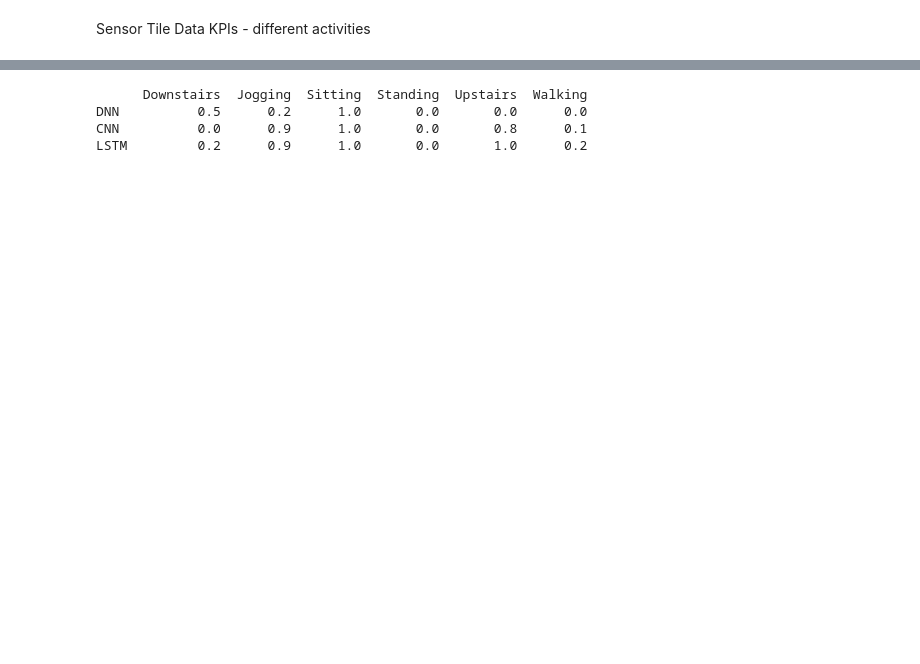
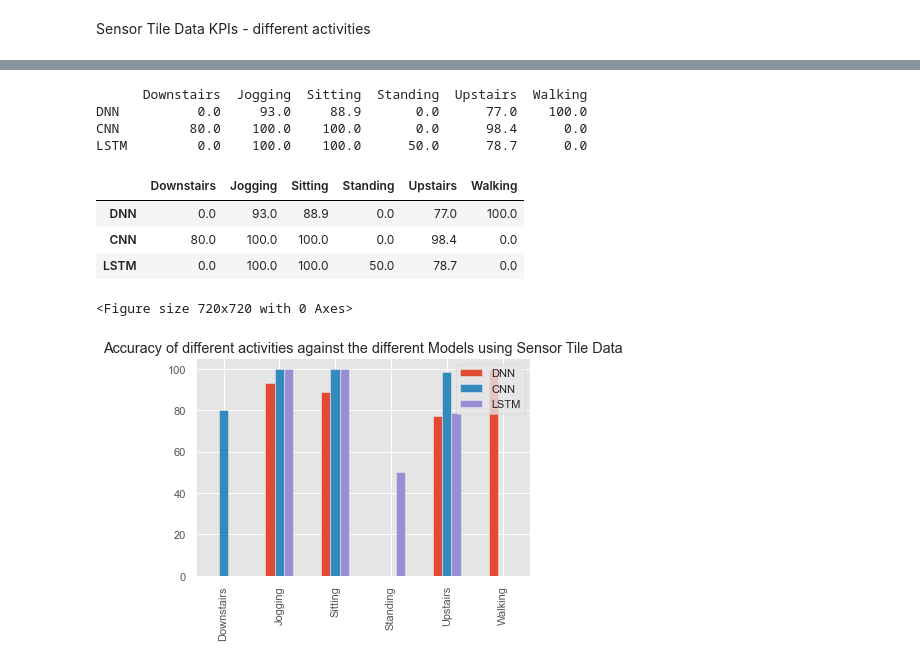
Before and after one commit to gsreddy99/har, a Jupyter notebook: HumanActivityRecognitionUsingWisdm.ipynb, the cells around one changed output, grey strips where cells are left out. Drawn from its saved outputs; the diff is of its cells as text; code cells hidden in the pictures; blank space fills up the shorter version.

```diff
--- a/HumanActivityRecognitionUsingWisdm.ipynb
+++ b/HumanActivityRecognitionUsingWisdm.ipynb
@@ -1247,0 +1357,2 @@ weighted avg       1.00      0.12      0.22        56
+# %%
+standing_accuracy_model1 = read_and_parse_test_file('shreya_standing_3.csv', model1, 3, 1)
@@ -1247,0 +1377,2 @@ weighted avg       1.00      0.12      0.22        56
+# %%
+standing_accuracy_model2 = read_and_parse_test_file('shreya_standing_3.csv', model21, 3, 2)
@@ -1247,0 +1397,2 @@ weighted avg       1.00      0.12      0.22        56
+# %%
+standing_accuracy_model3 = read_and_parse_test_file('shreya_standing_3.csv', model3, 3, 3)
@@ -1287,8 +1420,0 @@ dict_accuracy[LABELS[5]] = dict_accuracy_walking
-# %%
-dfaccuracy = pd.DataFrame(dict_accuracy)
-print(dfaccuracy)
-# %% [output]
-      Downstairs  Jogging  Sitting  Standing  Upstairs  Walking
-DNN          0.5      0.2      1.0       0.0       0.0      0.0
-CNN          0.0      0.9      1.0       0.0       0.8      0.1
-LSTM         0.2      0.9      1.0       0.0       1.0      0.2
@@ -1294,0 +1430,50 @@ LSTM         0.2      0.9      1.0       0.0       1.0      0.2
+# %%
+dict_accuracy_downstairs[MODELS[0]] = downstairs_accuracy_model1 * 100.0
+dict_accuracy_downstairs[MODELS[1]] = downstairs_accuracy_model2 * 100.0
+dict_accuracy_downstairs[MODELS[2]] = downstairs_accuracy_model3 * 100.0
+dict_accuracy_jogging[MODELS[0]] = jogging_accuracy_model1 * 100.0
+dict_accuracy_jogging[MODELS[1]] = jogging_accuracy_model2 * 100.0
+dict_accuracy_jogging[MODELS[2]] = jogging_accuracy_model3 * 100.0
+dict_accuracy_sitting[MODELS[0]] = sitting_accuracy_model1 * 100.0
+dict_accuracy_sitting[MODELS[1]] = sitting_accuracy_model2 * 100.0
+dict_accuracy_sitting[MODELS[2]] = sitting_accuracy_model3 * 100.0
+dict_accuracy_standing[MODELS[0]] = standing_accuracy_model1 * 100.0
+dict_accuracy_standing[MODELS[1]] = standing_accuracy_model2 * 100.0
+dict_accuracy_standing[MODELS[2]] = standing_accuracy_model3 * 100.0
+dict_accuracy_upstairs[MODELS[0]] = upstairs_accuracy_model1 * 100.0
+dict_accuracy_upstairs[MODELS[1]] = upstairs_accuracy_model2 * 100.0
+dict_accuracy_upstairs[MODELS[2]] = upstairs_accuracy_model3 * 100.0
+dict_accuracy_walking[MODELS[0]] = walking_accuracy_model1 * 100.0
+dict_accuracy_walking[MODELS[1]] = walking_accuracy_model2 * 100.0
+dict_accuracy_walking[MODELS[2]] = walking_accuracy_model3 * 100.0
+
+dict_accuracy[LABELS[0]] = dict_accuracy_downstairs
+dict_accuracy[LABELS[1]] = dict_accuracy_jogging
+dict_accuracy[LABELS[2]] = dict_accuracy_sitting
+dict_accuracy[LABELS[3]] = dict_accuracy_standing
+dict_accuracy[LABELS[4]] = dict_accuracy_upstairs
+dict_accuracy[LABELS[5]] = dict_accuracy_walking
+# %%
+dfaccuracy = pd.DataFrame(dict_accuracy)
+print(dfaccuracy)
+# %% [output]
+      Downstairs  Jogging  Sitting  Standing  Upstairs  Walking
+DNN          0.0     93.0     88.9       0.0      77.0    100.0
+CNN         80.0    100.0    100.0       0.0      98.4      0.0
+LSTM         0.0    100.0    100.0      50.0      78.7      0.0
+# %%
+dfaccuracy.head()
+# %% [output]
+|  | Downstairs | Jogging | Sitting | Standing | Upstairs | Walking |
+| DNN | 0.0 | 93.0 | 88.9 | 0.0 | 77.0 | 100.0 |
+| CNN | 80.0 | 100.0 | 100.0 | 0.0 | 98.4 | 0.0 |
+| LSTM | 0.0 | 100.0 | 100.0 | 50.0 | 78.7 | 0.0 |
+# %%
+
+plt.figure(figsize=(10, 10))
+#dfaccuracy.plot(kind='bar', title="Accuracy of different activities against the different Models using Sensor Tile Data")
+dfaccuracy.T.plot(kind='bar', title="Accuracy of different activities against the different Models using Sensor Tile Data")
+plt.show()
+# %% [output]
+<Figure size 720x720 with 0 Axes>
+[figure, added]
```
Also changed, not shown: parts of 84 cells of this notebook.
